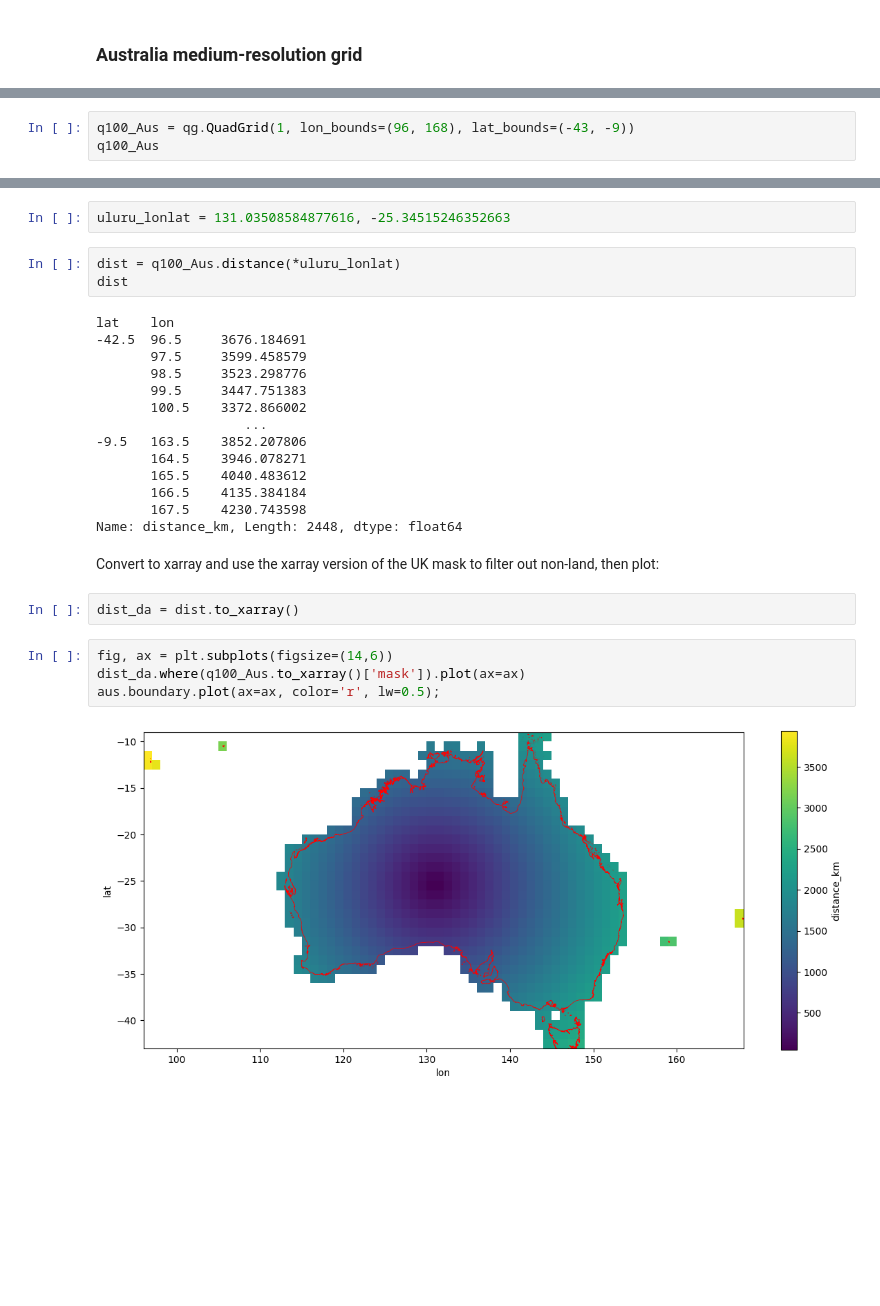
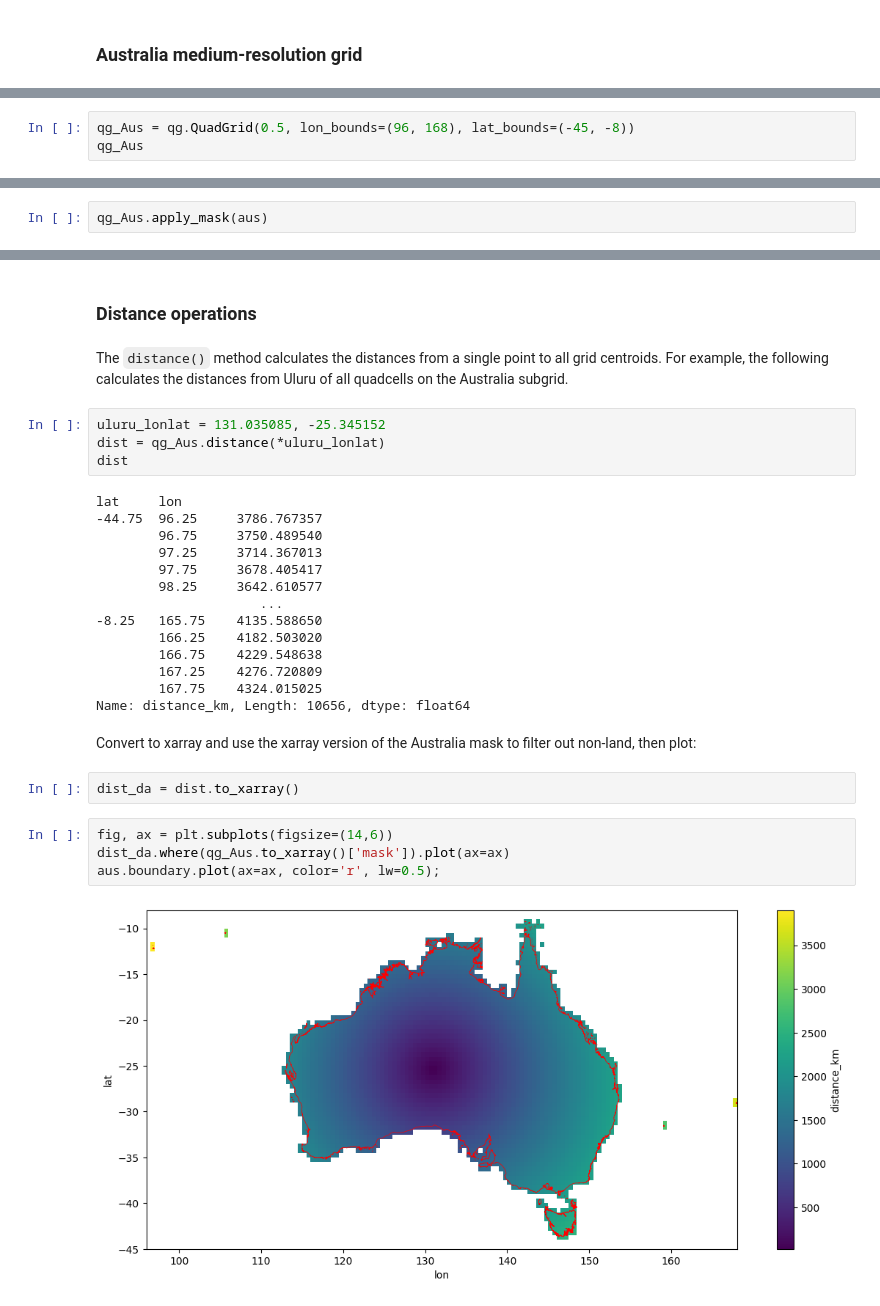
Before and after one commit to MutaharChalmers/quadgrid, a Jupyter notebook: docs/README.ipynb, the cells around one changed output, grey strips where cells are left out. Saved outputs shown, nothing was run; the diff lists cells and outputs as text; blank space fills up the shorter version.

```diff
--- a/docs/README.ipynb
+++ b/docs/README.ipynb
@@ -111,4 +117,4 @@ Make a regional grid over Australia at 1$^{\circ}$ resolution:
 # %%
-q100_Aus = qg.QuadGrid(1, lon_bounds=(96, 168), lat_bounds=(-43, -9))
-q100_Aus
+qg_Aus = qg.QuadGrid(0.5, lon_bounds=(96, 168), lat_bounds=(-45, -8))
+qg_Aus
 # %% [output]
@@ -121,0 +140,2 @@ aus_geom = aus.loc[0, 'geometry']
+# %%
+qg_Aus.apply_mask(aus)
@@ -139,29 +174,32 @@ The `distance()` method calculates the distances from a single point to all grid
+# %% [markdown]
+### Distance operations
+# %% [markdown]
+The `distance()` method calculates the distances from a single point to all grid centroids. For example, the following calculates the distances from Uluru of all quadcells on the Australia subgrid.
 # %%
-uluru_lonlat = 131.03508584877616, -25.34515246352663
+uluru_lonlat = 131.035085, -25.345152
+dist = qg_Aus.distance(*uluru_lonlat)
+dist
+# %% [output]
+lat     lon
+-44.75  96.25     3786.767357
+        96.75     3750.489540
+        97.25     3714.367013
+        97.75     3678.405417
+        98.25     3642.610577
+                     ...
+-8.25   165.75    4135.588650
+        166.25    4182.503020
+        166.75    4229.548638
+        167.25    4276.720809
+        167.75    4324.015025
+Name: distance_km, Length: 10656, dtype: float64
-# %%
-dist = q100_Aus.distance(*uluru_lonlat)
-dist
-# %% [output]
-lat    lon
--42.5  96.5     3676.184691
-       97.5     3599.458579
-       98.5     3523.298776
-       99.5     3447.751383
-       100.5    3372.866002
-                   ...
--9.5   163.5    3852.207806
-       164.5    3946.078271
-       165.5    4040.483612
-       166.5    4135.384184
-       167.5    4230.743598
-Name: distance_km, Length: 2448, dtype: float64
 # %% [markdown]
-Convert to xarray and use the xarray version of the UK mask to filter out non-land, then plot:
+Convert to xarray and use the xarray version of the Australia mask to filter out non-land, then plot:
 # %%
 dist_da = dist.to_xarray()
 # %%
 fig, ax = plt.subplots(figsize=(14,6))
-dist_da.where(q100_Aus.to_xarray()['mask']).plot(ax=ax)
+dist_da.where(qg_Aus.to_xarray()['mask']).plot(ax=ax)
 aus.boundary.plot(ax=ax, color='r', lw=0.5);
 # %% [output]
-[figure, old version]
+[figure, new version]
```
Also changed, not shown: parts of 25 cells of this notebook, 8 other files.
